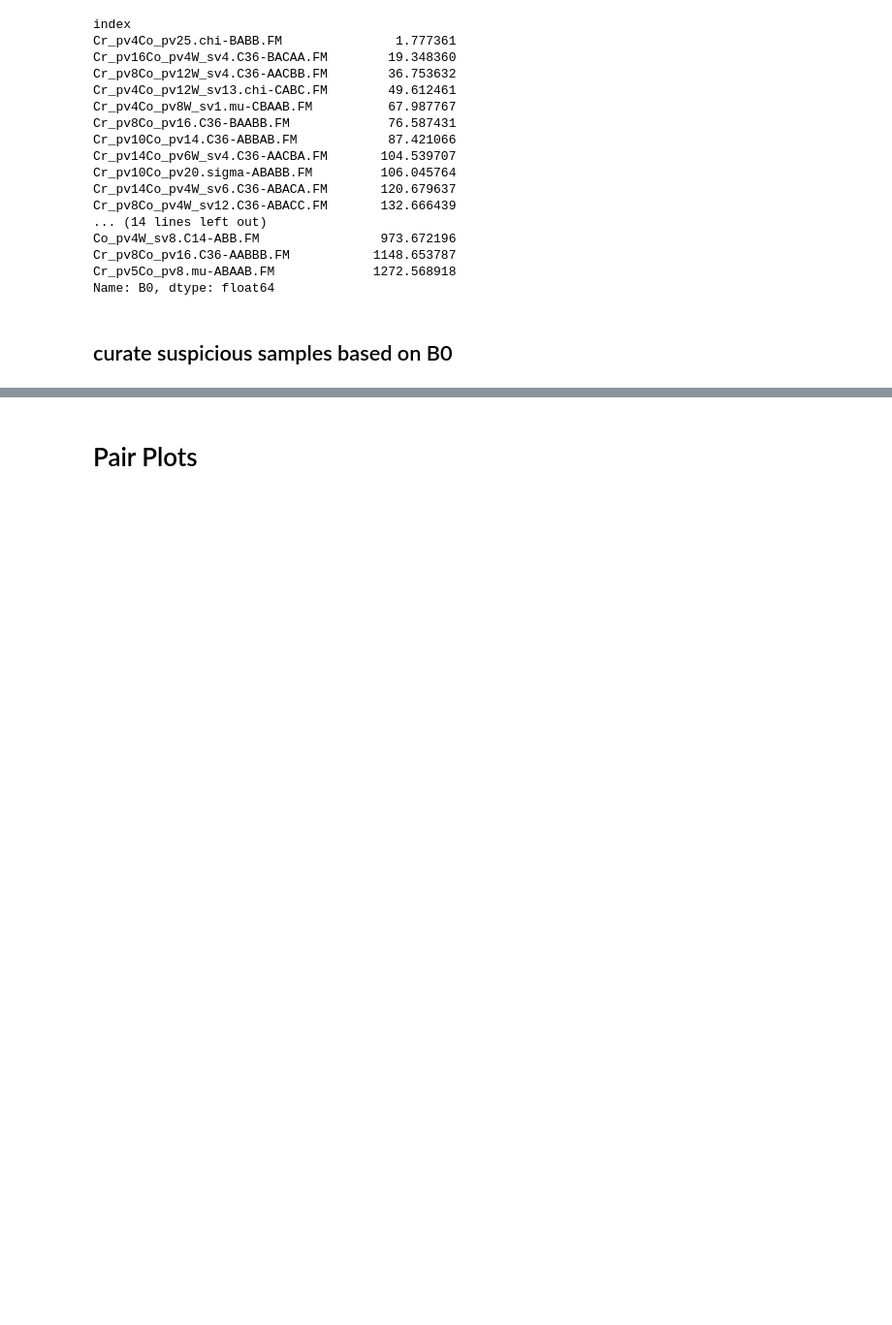
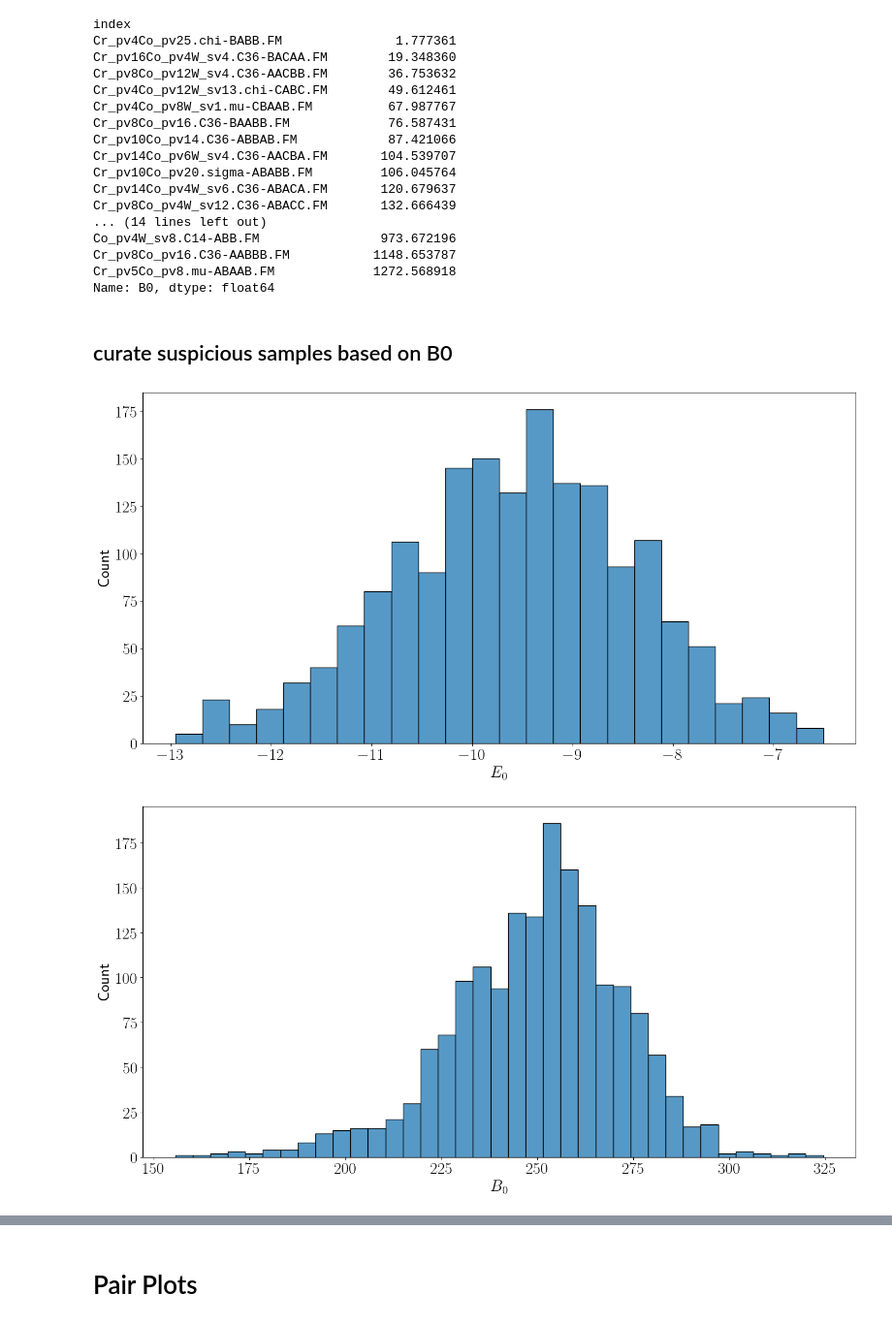
Before and after one commit to AIIMProject/MLFeMoTCPs, a Jupyter notebook: 02_CharacterizeDataset.ipynb, the cells around one changed output, grey strips where cells are left out. Shown at 97% size. Saved outputs shown, nothing was run; the diff lists cells and outputs as text; code cells hidden in the pictures; blank space fills up the shorter version.

```diff
--- a/02_CharacterizeDataset.ipynb
+++ b/02_CharacterizeDataset.ipynb
@@ -156,3 +156,12 @@ Name: B0, dtype: float64
 ## curate suspicious samples based on B0
 # %%
 BS = BS[(BS['B0'] > 150) & (BS['B0'] < 350)] #.B0.sort_values()
+# %%
+for target, label in targets.items():
+    fig, ax = plt.subplots(figsize = (15,8 ))
+    sns.histplot(x = BS[target], ax = ax)
+    ax.set_xlabel(label)
+    fig.tight_layout()
+# %% [output]
+[figure, added]
+[figure, added]
```
Also changed, not shown: parts of 6 cells of this notebook, 2 other files.
